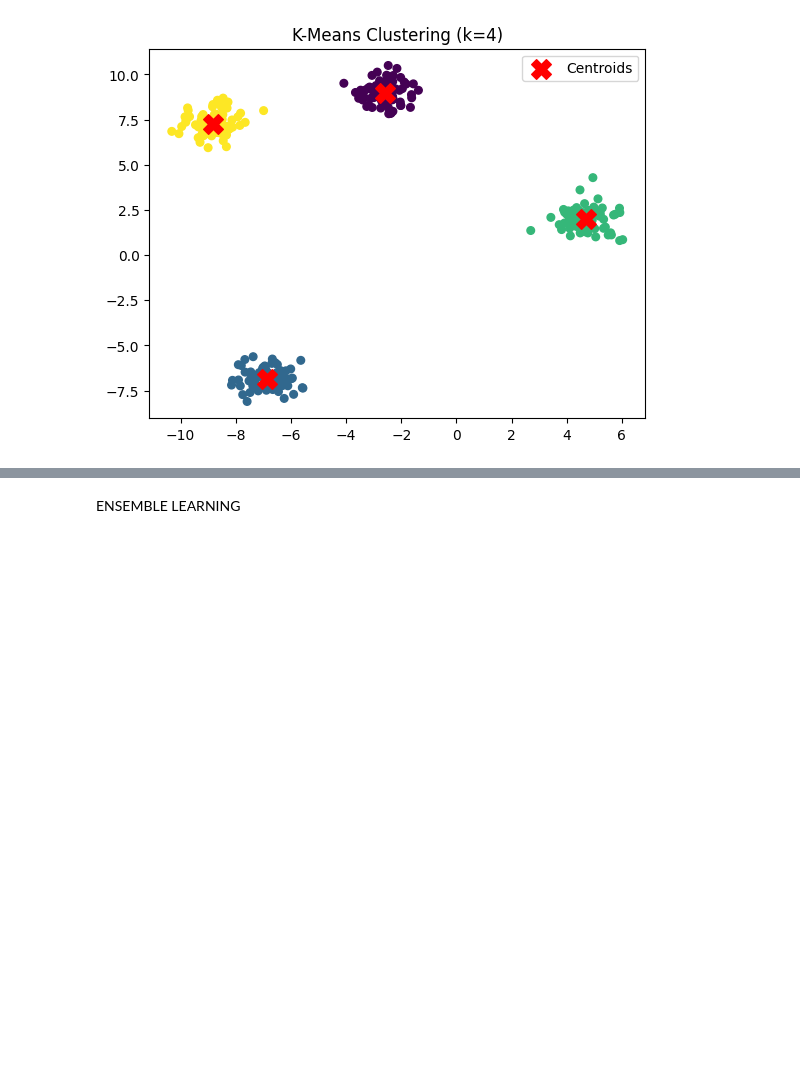
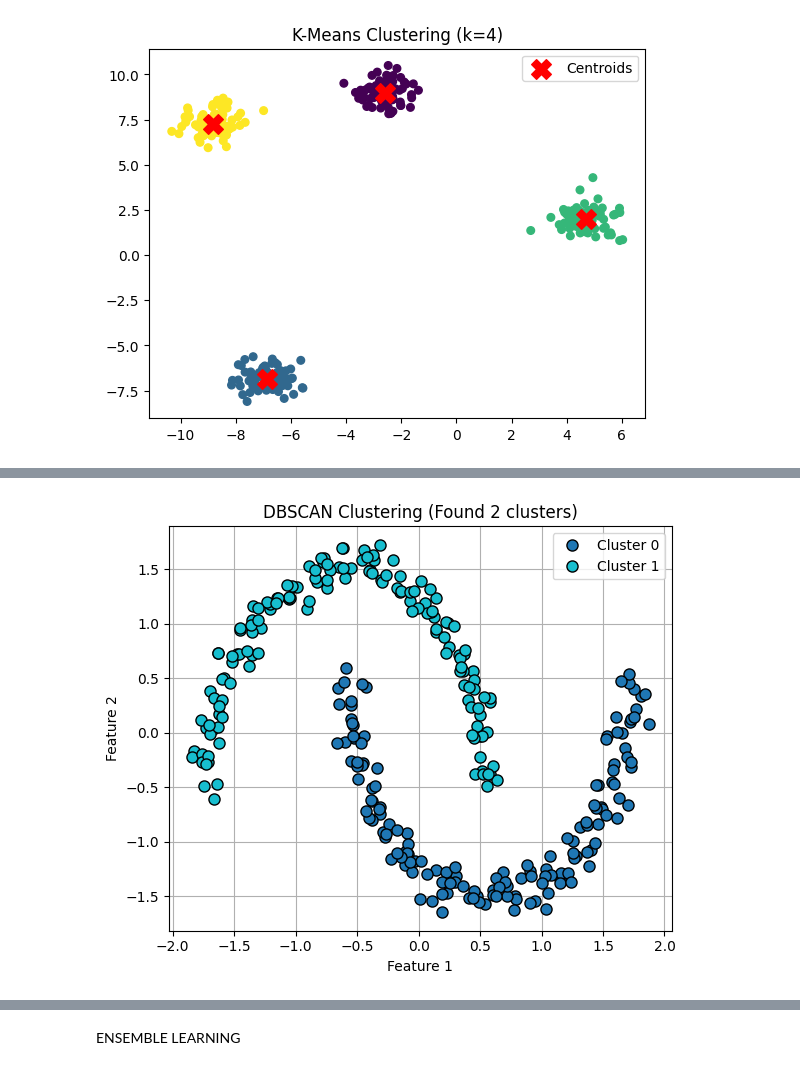
Before and after one commit to Abinaykumar-Patnala/MachineLearning, a Jupyter notebook: ML.ipynb, the cells around one changed output, grey strips where cells are left out. Saved outputs shown, nothing was run; the diff lists cells and outputs as text; code cells hidden in the pictures; blank space fills up the shorter version.

```diff
--- a/ML.ipynb
+++ b/ML.ipynb
@@ -653,0 +752,30 @@ plt.show()
+# %%
+# Implement DBSCAN clustering
+import numpy as np
+import matplotlib.pyplot as plt
+from sklearn.datasets import make_moons, make_blobs
+from sklearn.cluster import DBSCAN
+from sklearn.preprocessing import StandardScaler
+X, y = make_moons(n_samples=300, noise=0.05, random_state=42)
+X = StandardScaler().fit_transform(X)
+db = DBSCAN(eps=0.3, min_samples=5)
+labels = db.fit_predict(X)
+unique_labels = set(labels)
+n_clusters = len([label for label in unique_labels if label != -1])
+colors = plt.cm.get_cmap("tab10", len(unique_labels))
+plt.figure(figsize=(6, 5))
+for label in unique_labels:
+    color = 'k' if label == -1 else colors(label)
+    marker = 'x' if label == -1 else 'o'
+    class_member_mask = (labels == label)
+    plt.plot(X[class_member_mask, 0], X[class_member_mask, 1], marker, markerfacecolor=color,
+             markeredgecolor='k', markersize=8, linestyle='None', label=f'Cluster {label}' if label != -1 else 'Noise')
+plt.title(f"DBSCAN Clustering (Found {n_clusters} clusters)")
+plt.xlabel("Feature 1")
+plt.ylabel("Feature 2")
+plt.legend()
+plt.grid(True)
+plt.tight_layout()
+plt.show()
+# %% [output]
+[figure, added]
```
Also changed, not shown: parts of 3 cells of this notebook.
